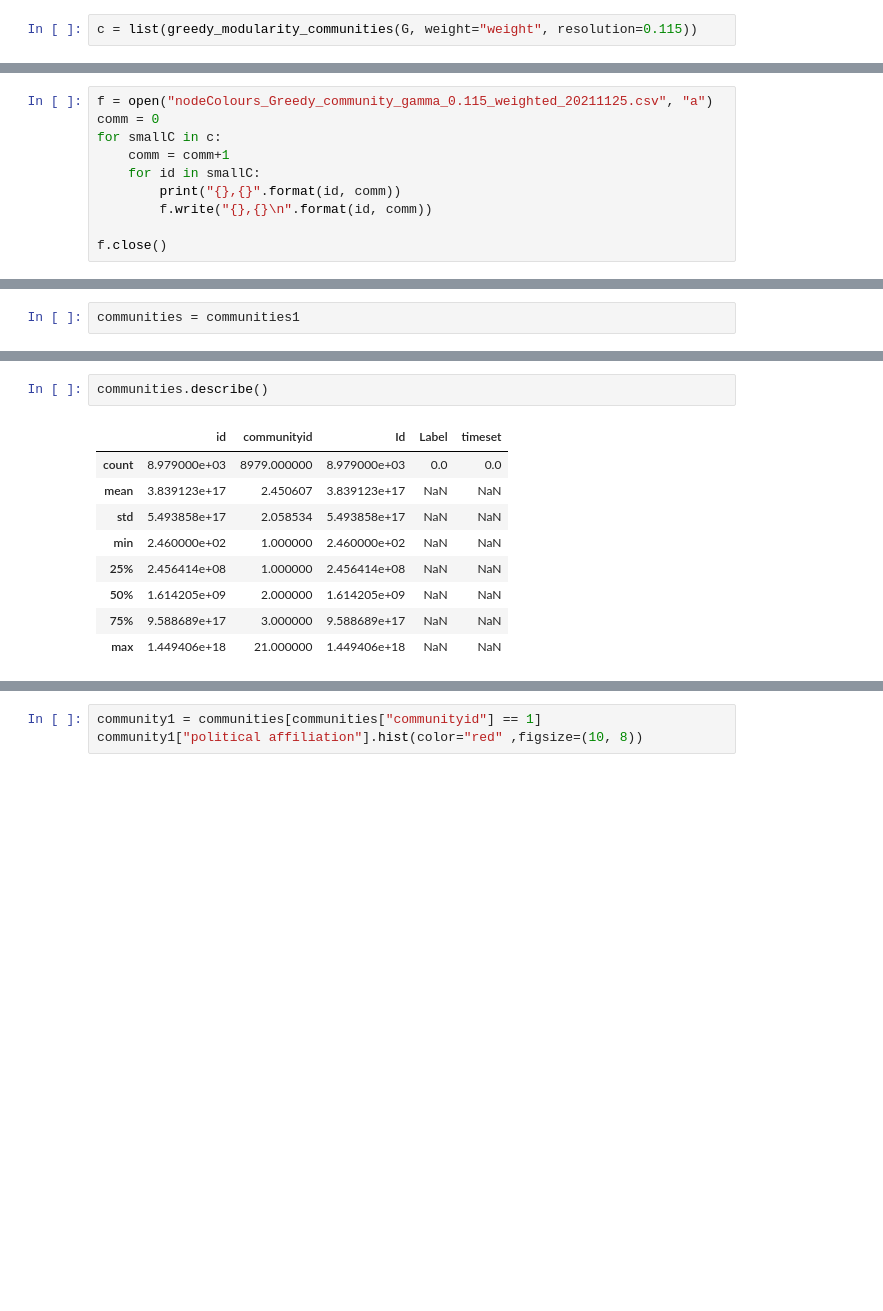
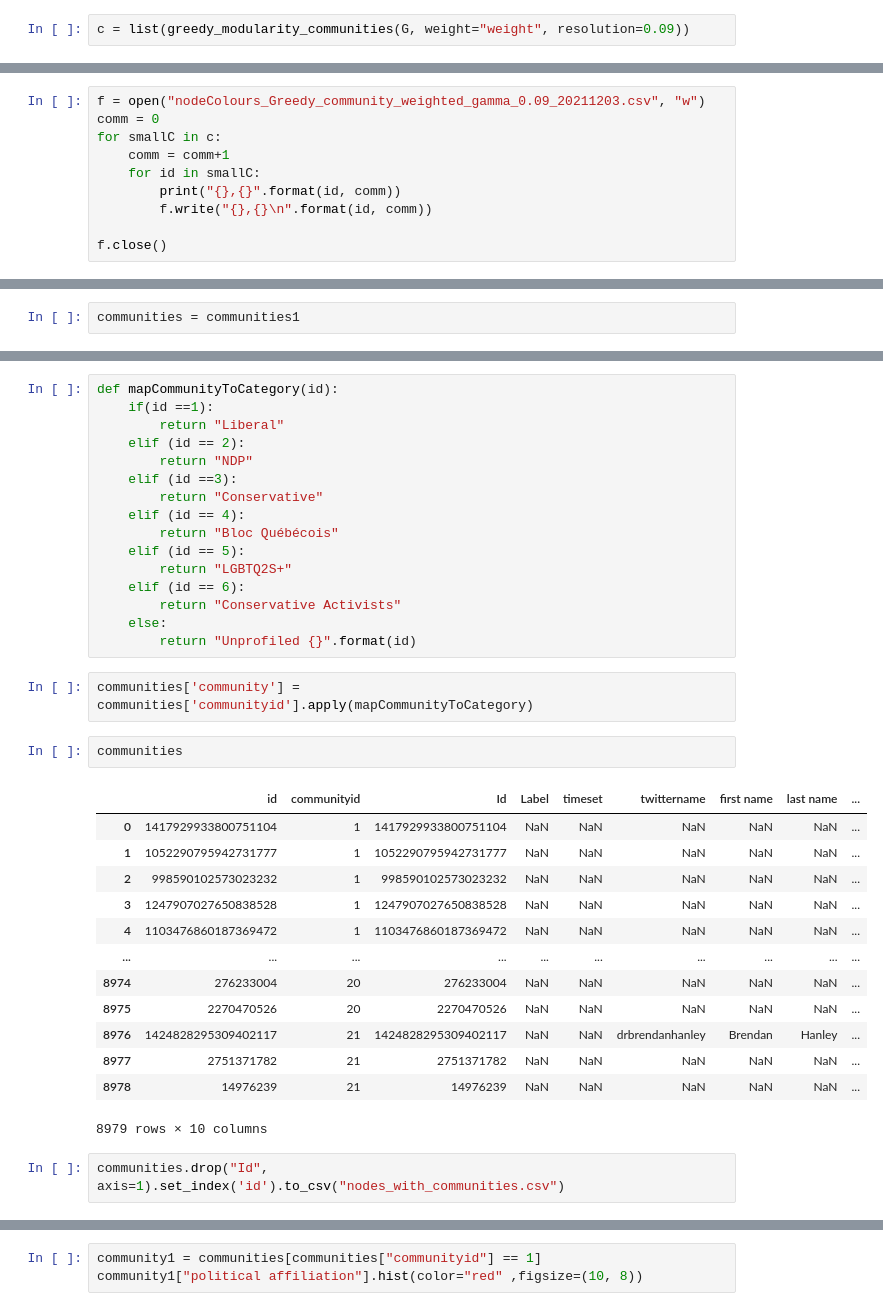
Before and after one commit to kaitlin31415/Canadian-Political-Diversification-Network-Analysis, a Jupyter notebook: Final_Full_Network/Community Analysis/Community Structures.ipynb, the cells around one changed output, grey strips where cells are left out. Cells and saved outputs as stored; diff of their text form; blank space fills up the shorter version.

```diff
--- a/Final_Full_Network/Community Analysis/Community Structures.ipynb
+++ b/Final_Full_Network/Community Analysis/Community Structures.ipynb
@@ -15,7 +13,7 @@ G = nx.read_edgelist('../networkx_df.csv', comments='#',
 # %%
 from networkx.algorithms.community import greedy_modularity_communities
 # %%
-c = list(greedy_modularity_communities(G, weight="weight", resolution=0.115))
+c = list(greedy_modularity_communities(G, weight="weight", resolution=0.09))
 # %%
 len(c)
 # %% [output]
@@ -43,7 +41,7 @@ c
 # %% [markdown]
 ## Go through Each set in list C and persist the set to a file with the label
 # %%
-f = open("nodeColours_Greedy_community_gamma_0.115_weighted_20211125.csv", "a")
+f = open("nodeColours_Greedy_community_weighted_gamma_0.09_20211203.csv", "w")
 comm = 0
 for smallC in c:
     comm = comm+1
@@ -133,12 +139,36 @@ communities = communities1
+# %%
+def mapCommunityToCategory(id):
+    if(id ==1):
+        return "Liberal"
+    elif (id == 2):
+        return "NDP"
+    elif (id ==3):
+        return "Conservative"
+    elif (id == 4):
+        return "Bloc Québécois"
+    elif (id == 5):
+        return "LGBTQ2S+"
+    elif (id == 6):
+        return "Conservative Activists"
+    else:
+        return "Unprofiled {}".format(id)
+# %%
+communities['community'] = communities['communityid'].apply(mapCommunityToCategory)
 # %%
-communities.describe()
+communities
 # %% [output]
-|  | id | communityid | Id | Label | timeset |
-| count | 8.979000e+03 | 8979.000000 | 8.979000e+03 | 0.0 | 0.0 |
-| mean | 3.839123e+17 | 2.450607 | 3.839123e+17 | NaN | NaN |
-| std | 5.493858e+17 | 2.058534 | 5.493858e+17 | NaN | NaN |
-| min | 2.460000e+02 | 1.000000 | 2.460000e+02 | NaN | NaN |
-| 25% | 2.456414e+08 | 1.000000 | 2.456414e+08 | NaN | NaN |
-| 50% | 1.614205e+09 | 2.000000 | 1.614205e+09 | NaN | NaN |
-| 75% | 9.588689e+17 | 3.000000 | 9.588689e+17 | NaN | NaN |
-| max | 1.449406e+18 | 21.000000 | 1.449406e+18 | NaN | NaN |
+|  | id | communityid | Id | Label | timeset | twittername | first name | last name | ... |
+| 0 | 1417929933800751104 | 1 | 1417929933800751104 | NaN | NaN | NaN | NaN | NaN | ... |
+| 1 | 1052290795942731777 | 1 | 1052290795942731777 | NaN | NaN | NaN | NaN | NaN | ... |
+| 2 | 998590102573023232 | 1 | 998590102573023232 | NaN | NaN | NaN | NaN | NaN | ... |
+| 3 | 1247907027650838528 | 1 | 1247907027650838528 | NaN | NaN | NaN | NaN | NaN | ... |
+| 4 | 1103476860187369472 | 1 | 1103476860187369472 | NaN | NaN | NaN | NaN | NaN | ... |
+| ... | ... | ... | ... | ... | ... | ... | ... | ... | ... |
+| 8974 | 276233004 | 20 | 276233004 | NaN | NaN | NaN | NaN | NaN | ... |
+| 8975 | 2270470526 | 20 | 2270470526 | NaN | NaN | NaN | NaN | NaN | ... |
+| 8976 | 1424828295309402117 | 21 | 1424828295309402117 | NaN | NaN | drbrendanhanley | Brendan | Hanley | ... |
+| 8977 | 2751371782 | 21 | 2751371782 | NaN | NaN | NaN | NaN | NaN | ... |
+| 8978 | 14976239 | 21 | 14976239 | NaN | NaN | NaN | NaN | NaN | ... |
+8979 rows × 10 columns
+# %%
+communities.drop("Id", axis=1).set_index('id').to_csv("nodes_with_communities.csv")
```
Also changed, not shown: parts of 98 cells of this notebook, 6 other files.
